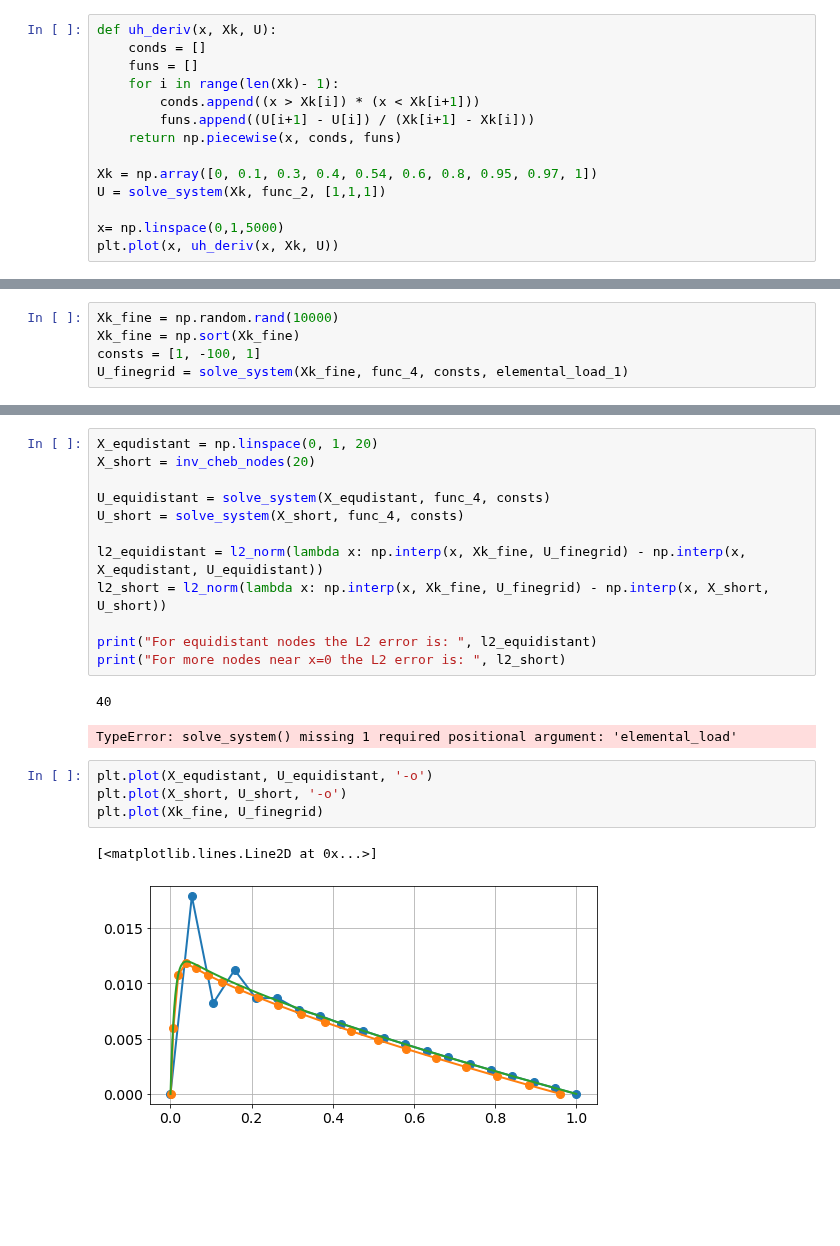
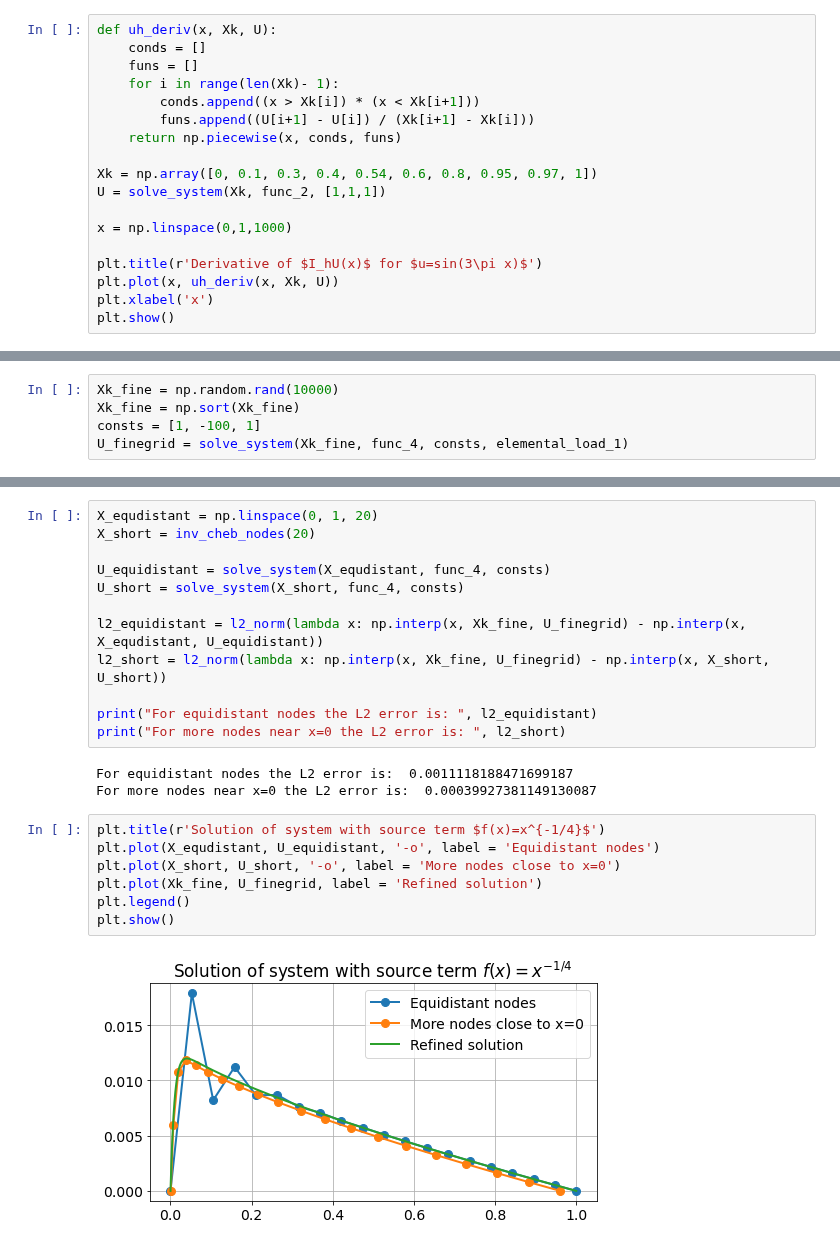
Before and after one commit to aledha/TMA4212-NumDiffDiff, a Jupyter notebook: Project 2/Proj2_nb.ipynb, the cells around one changed output, grey strips where cells are left out. Cells and saved outputs as stored; diff of their text form; blank space fills up the shorter version.

```diff
--- a/Project 2/Proj2_nb.ipynb
+++ b/Project 2/Proj2_nb.ipynb
@@ -93,6 +93,10 @@ def uh_deriv(x, Xk, U):
 Xk = np.array([0, 0.1, 0.3, 0.4, 0.54, 0.6, 0.8, 0.95, 0.97, 1])
 U = solve_system(Xk, func_2, [1,1,1])
 
-x= np.linspace(0,1,5000)
+x = np.linspace(0,1,1000)
+
+plt.title(r'Derivative of $I_hU(x)$ for $u=sin(3\pi x)$')
 plt.plot(x, uh_deriv(x, Xk, U))
+plt.xlabel('x')
+plt.show()
 # %% [output]
@@ -243,12 +273,14 @@ l2_short = l2_norm(lambda x: np.interp(x, Xk_fine, U_finegrid) - np.interp(x, X_
 print("For equidistant nodes the L2 error is: ", l2_equidistant)
 print("For more nodes near x=0 the L2 error is: ", l2_short)
 # %% [output]
-40
+For equidistant nodes the L2 error is:  0.0011118188471699187
+For more nodes near x=0 the L2 error is:  0.00039927381149130087
-TypeError: solve_system() missing 1 required positional argument: 'elemental_load'
 # %%
-plt.plot(X_equdistant, U_equidistant, '-o')
-plt.plot(X_short, U_short, '-o')
-plt.plot(Xk_fine, U_finegrid)
+plt.title(r'Solution of system with source term $f(x)=x^{-1/4}$')
+plt.plot(X_equdistant, U_equidistant, '-o', label = 'Equidistant nodes')
+plt.plot(X_short, U_short, '-o', label = 'More nodes close to x=0')
+plt.plot(Xk_fine, U_finegrid, label = 'Refined solution')
+plt.legend()
+plt.show()
 # %% [output]
-[<matplotlib.lines.Line2D at 0x...>]
-[figure, old version]
+[figure, new version]
```
Also changed, not shown: parts of 15 cells of this notebook.
